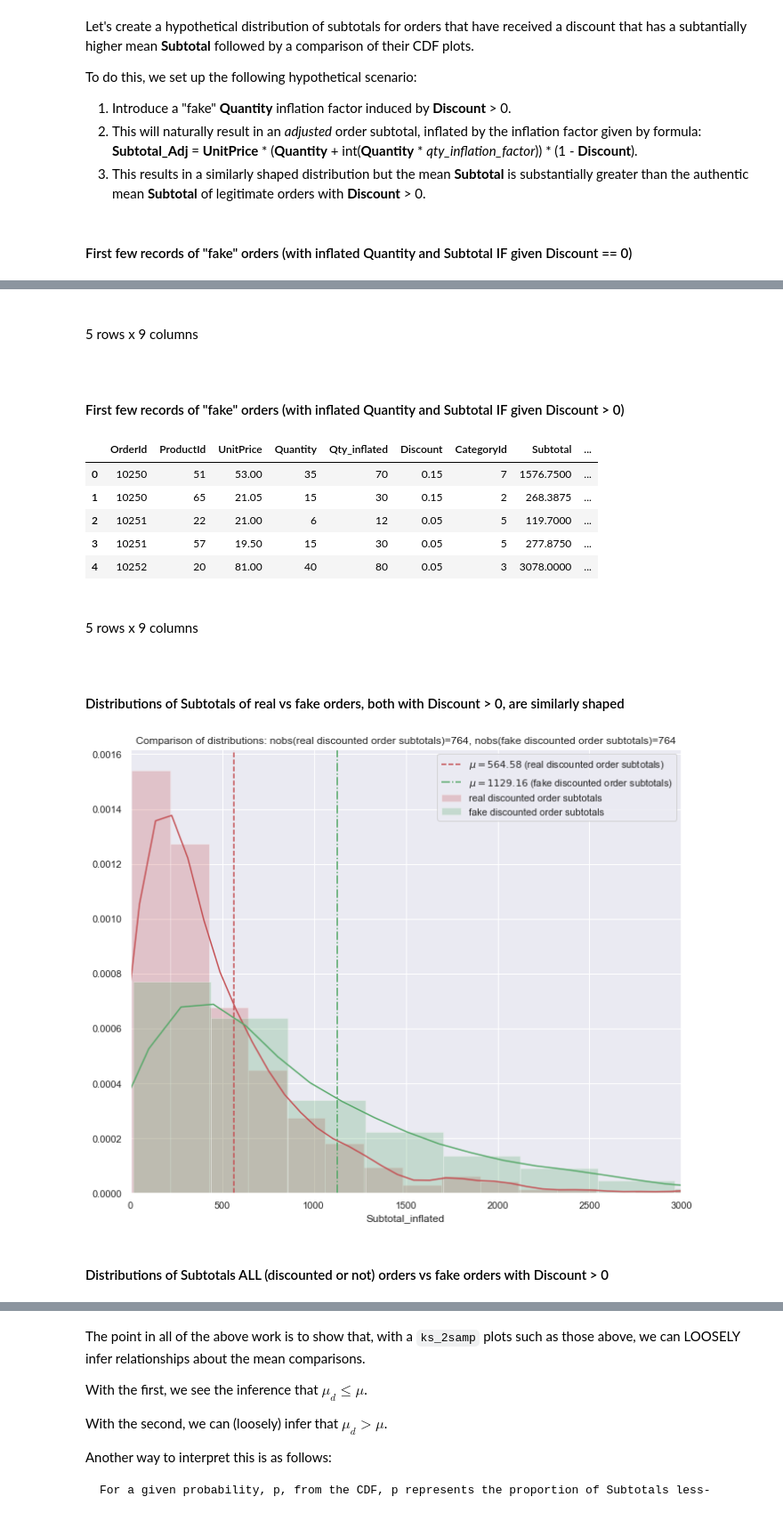
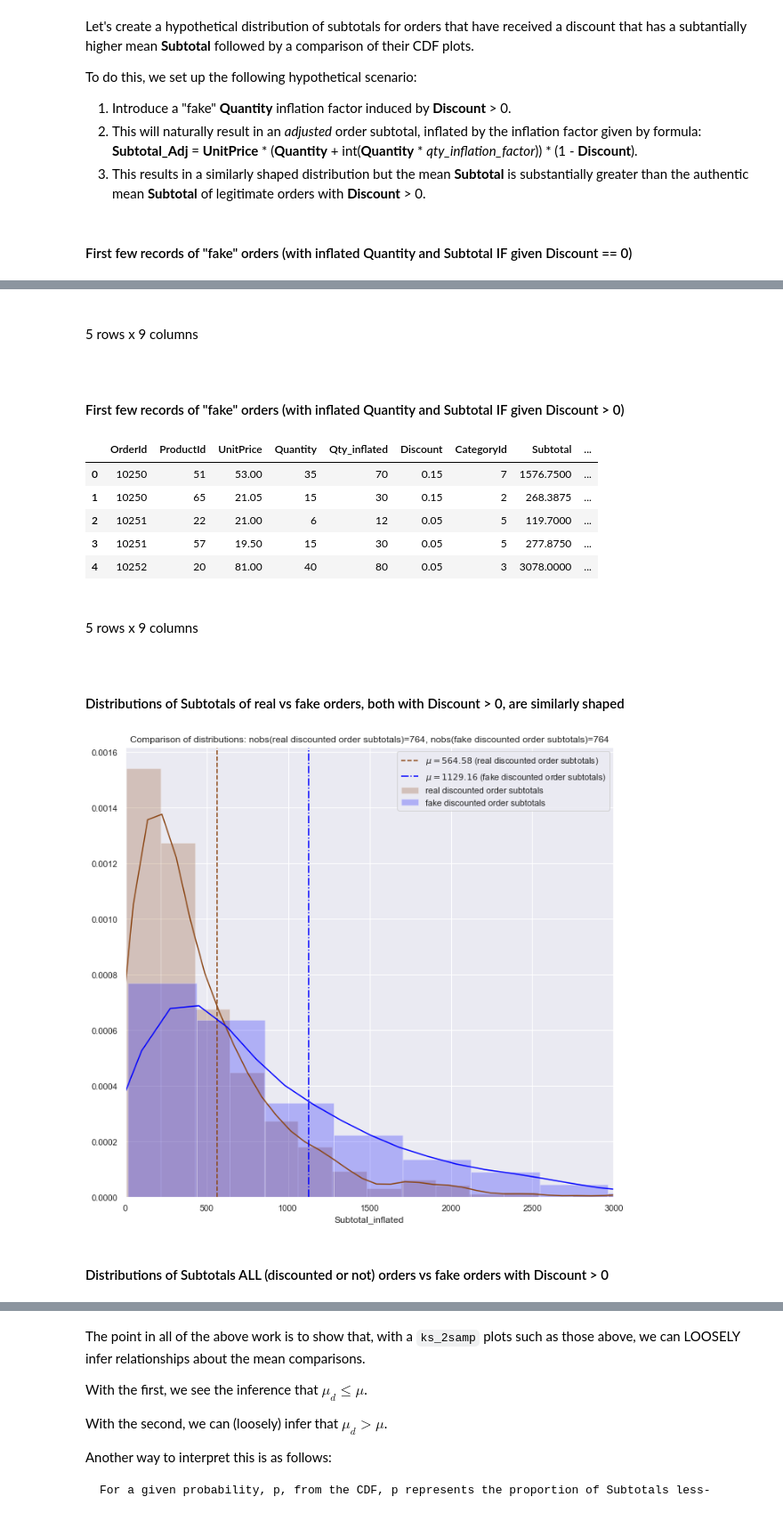
Before and after one commit to sacontreras/dsc-project-module-03, a Jupyter notebook: NorthwindProductDisountOrderEffectAnalysis.ipynb, the cells around one changed output, grey strips where cells are left out. Shown at 89% size. Cells and saved outputs as stored; diff of their text form; code cells hidden in the pictures.

```diff
--- a/NorthwindProductDisountOrderEffectAnalysis.ipynb
+++ b/NorthwindProductDisountOrderEffectAnalysis.ipynb
@@ -42,12 +42,17 @@ import scipy.stats as stats
 
 sns.set()
 
-fs_default = (10,8)
+fs_default = (10,9)
 plt_title_font_dict = {'fontsize' : 16}
 
 pysqldfmgr = sqlmgr.PySQLDFManager(globals())
 
 rand_state = np.random.seed(17)
+
+c_disc = 'blue'
+c_no_disc = 'saddlebrown'
+c_reject_null = 'lime'
+c_no_reject_null = 'red'
 # %% [markdown]
 <p><br><br>
 
@@ -524,7 +529,7 @@ Let's have a look at the distributions to get a visual feel for how they match u
 # %%
 # this function simply wraps displaying a comparision of Seaborn distplots, with formatting
 #    it will additionally place the means of the samples
-def dist_plot_comparison(s1, s2, label, color=["r", "g"], restricted_domain=None):
+def dist_plot_comparison(s1, s2, label, color=[c_no_disc, c_disc], restricted_domain=None):
     a = 0.25
     fig = plt.figure(figsize=fs_default)
     sns.distplot(s1, hist_kws={'alpha':a}, color=color[0], label=label[0])
@@ -1705,7 +1714,7 @@ dist_plot_comparison(
     discounted_order_with_prod_detail_df.Subtotal
     , fake_discounted_order_with_prod_detail_df.Subtotal_inflated
     , ["real discounted order subtotals", "fake discounted order subtotals"]
-    , color=["r", "g"],
+    , color=[c_no_disc, c_disc],
     restricted_domain=[0,3000]
 )
 
@@ -1713,33 +1722,33 @@ display(Markdown("#### Distributions of Subtotals ALL (discounted or not) orders
 dist_plot_comparison(
     order_with_prod_detail_df.Subtotal
     , fake_discounted_order_with_prod_detail_df.Subtotal_inflated
     , ["non-discounted order subtotals", "discounted order subtotals (fake)"]
-    , color=["r", "g"],
+    , color=[c_no_disc, c_disc],
     restricted_domain=[0,3000]
 )
 
 ks_plot_2sample(
     non_discounted_order_with_prod_detail_df.Subtotal
     , fake_discounted_order_with_prod_detail_df.Subtotal_inflated
     , ["non-discounted order subtotals", "(fake) discounted order subtotals"]
 )
 # %% [output]
 #### First few records of "fake" orders (with inflated Quantity and Subtotal IF given Discount == 0)
 |  | OrderId | ProductId | UnitPrice | Quantity | Qty_inflated | Discount | CategoryId | Subtotal | ... |
 | 0 | 10248 | 11 | 21.00 | 12 | 12 | 0.0 | 4 | 252.00 | ... |
 | 1 | 10248 | 42 | 14.00 | 10 | 10 | 0.0 | 5 | 140.00 | ... |
 | 2 | 10248 | 72 | 34.80 | 5 | 5 | 0.0 | 4 | 174.00 | ... |
 | 3 | 10249 | 14 | 23.25 | 9 | 9 | 0.0 | 7 | 209.25 | ... |
 | 4 | 10249 | 51 | 53.00 | 40 | 40 | 0.0 | 7 | 2120.00 | ... |
 5 rows x 9 columns
 #### First few records of "fake" orders (with inflated Quantity and Subtotal IF given Discount > 0)
 |  | OrderId | ProductId | UnitPrice | Quantity | Qty_inflated | Discount | CategoryId | Subtotal | ... |
 | 0 | 10250 | 51 | 53.00 | 35 | 70 | 0.15 | 7 | 1576.7500 | ... |
 | 1 | 10250 | 65 | 21.05 | 15 | 30 | 0.15 | 2 | 268.3875 | ... |
 | 2 | 10251 | 22 | 21.00 | 6 | 12 | 0.05 | 5 | 119.7000 | ... |
 | 3 | 10251 | 57 | 19.50 | 15 | 30 | 0.05 | 5 | 277.8750 | ... |
 | 4 | 10252 | 20 | 81.00 | 40 | 80 | 0.05 | 3 | 3078.0000 | ... |
 5 rows x 9 columns
 #### Distributions of Subtotals of real vs fake orders, both with Discount > 0, are similarly shaped
-[figure, old version]
+[figure, new version]
 #### Distributions of Subtotals ALL (discounted or not) orders vs fake orders with Discount > 0
```
Also changed, not shown: parts of 25 cells of this notebook.
